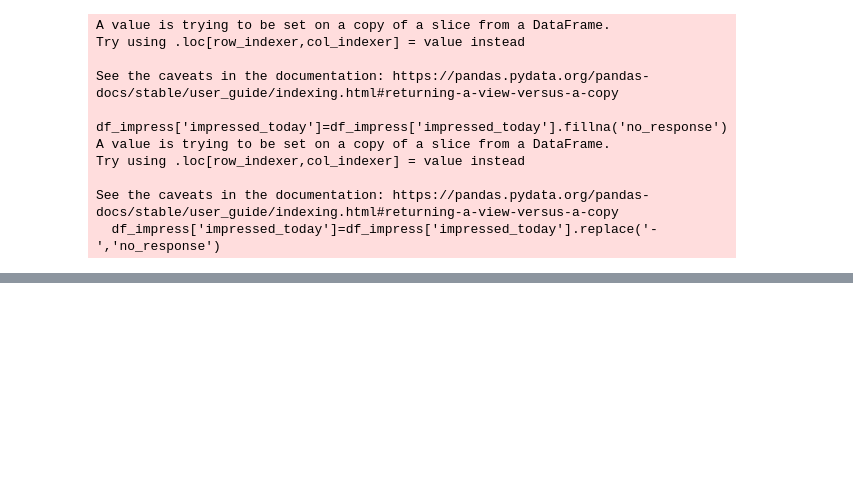
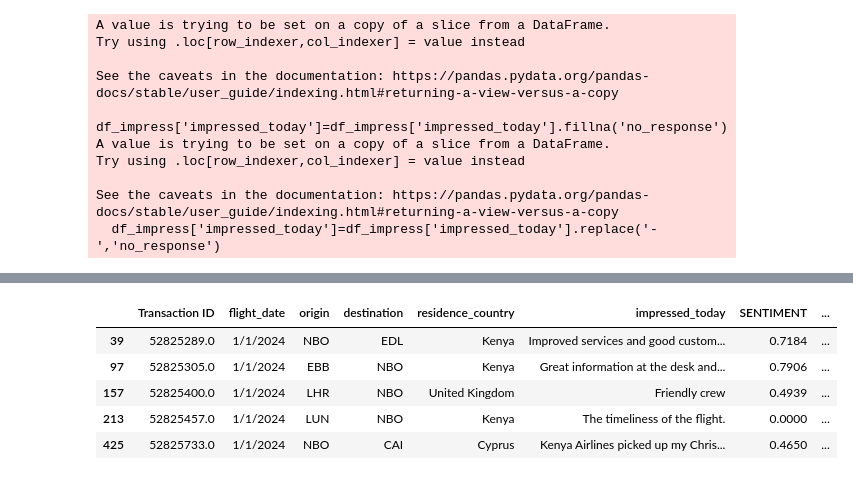
Before and after one commit to Karlajack/Final_Capstone_Project, a Jupyter notebook: Airline_Customer_Reviews.ipynb, the cells around one changed output, grey strips where cells are left out. Drawn from its saved outputs; the diff is of its cells as text; code cells hidden in the pictures; blank space fills up the shorter version.

```diff
--- a/Airline_Customer_Reviews.ipynb
+++ b/Airline_Customer_Reviews.ipynb
@@ -267,0 +312,14 @@ df_impress_resp
+# %%
+# Creating another new column called 'SENTIMENT_TYPE' that contains the type of sentiment of each review using nltk
+# for each sentiment score in the 'SENTIMENT' column
+df_impress_resp['SENTIMENT_TYPE'] = df_impress_resp['SENTIMENT'].apply(
+    lambda score: 'positive' if score > 0 else ('negative' if score < 0 else 'neutral')
+    )
+df_impress_resp.head()
+# %% [output]
+|  | Transaction ID | flight_date | origin | destination | residence_country | impressed_today | SENTIMENT | ... |
+| 39 | 52825289.0 | 1/1/2024 | NBO | EDL | Kenya | Improved services and good custom... | 0.7184 | ... |
+| 97 | 52825305.0 | 1/1/2024 | EBB | NBO | Kenya | Great information at the desk and... | 0.7906 | ... |
+| 157 | 52825400.0 | 1/1/2024 | LHR | NBO | United Kingdom | Friendly crew | 0.4939 | ... |
+| 213 | 52825457.0 | 1/1/2024 | LUN | NBO | Kenya | The timeliness of the flight. | 0.0000 | ... |
+| 425 | 52825733.0 | 1/1/2024 | NBO | CAI | Cyprus | Kenya Airlines picked up my Chris... | 0.4650 | ... |
```
Also changed, not shown: parts of 8 cells of this notebook.
